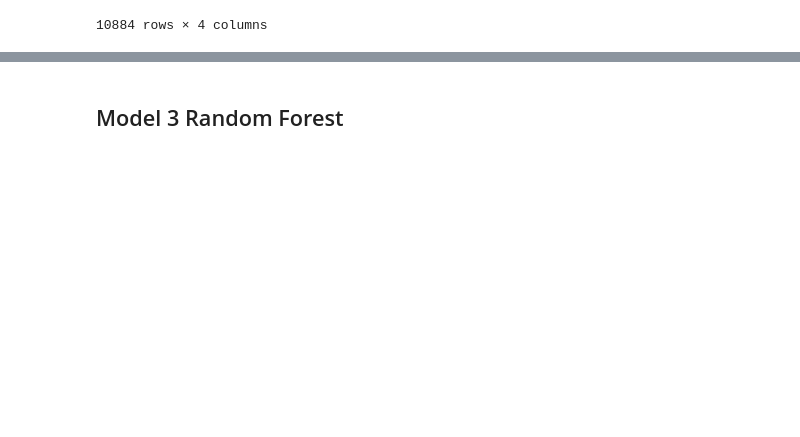
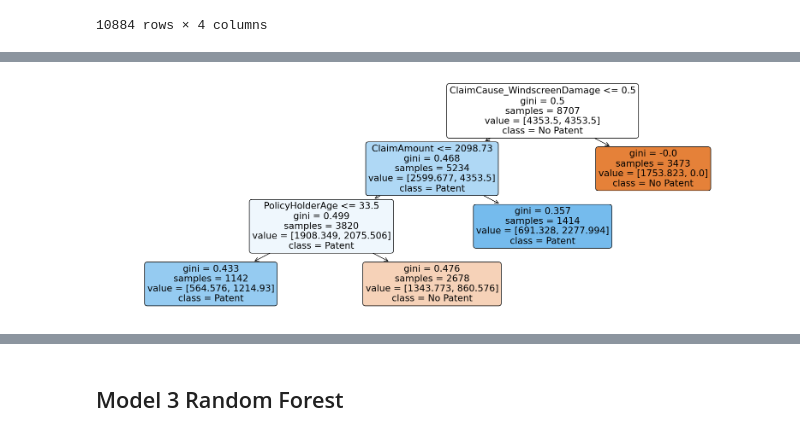
Before and after one commit to jill-data/DL-Insurance-Fraud-Detection, a Jupyter notebook: DT 2nd model.ipynb, the cells around one changed output, grey strips where cells are left out. Cells and saved outputs as stored; diff of their text form; code cells hidden in the pictures; blank space fills up the shorter version.

```diff
--- a/DT 2nd model.ipynb
+++ b/DT 2nd model.ipynb
@@ -620,0 +404,6 @@ df_result.to_csv("result.csv")
+# %%
+plt.figure(figsize=(20, 7))
+plot_tree(best_model, feature_names=X_train.columns, filled=True, rounded=True, class_names=["No Patent","Patent"])
+plt.show()
+# %% [output]
+[figure, added]
```
Also changed, not shown: parts of 88 cells of this notebook.
